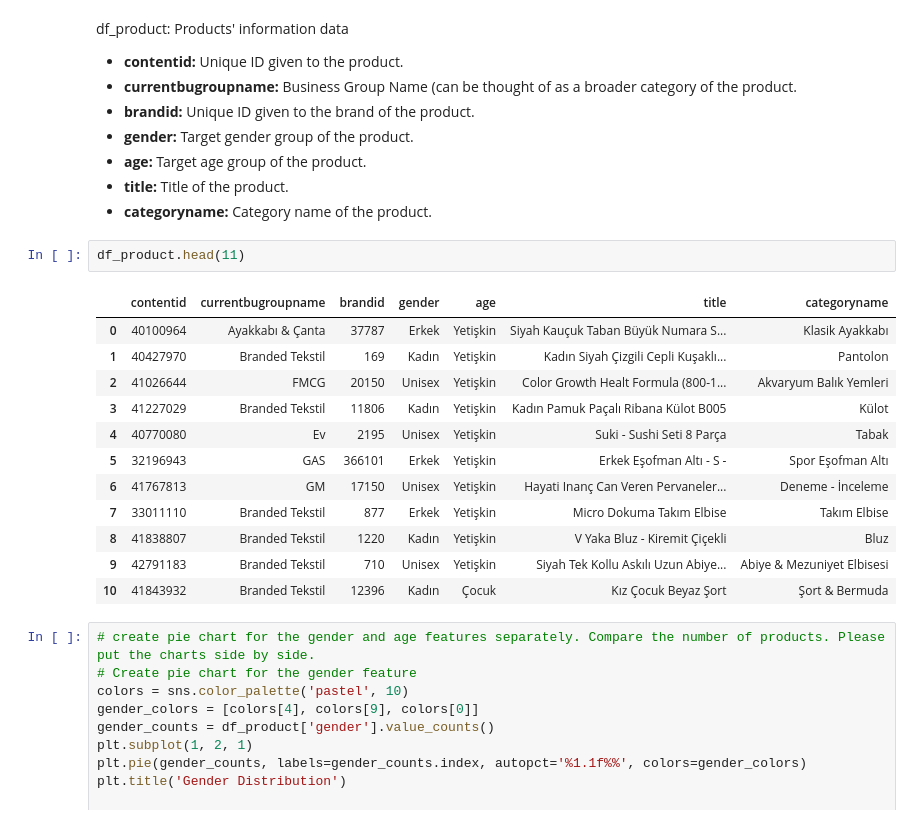
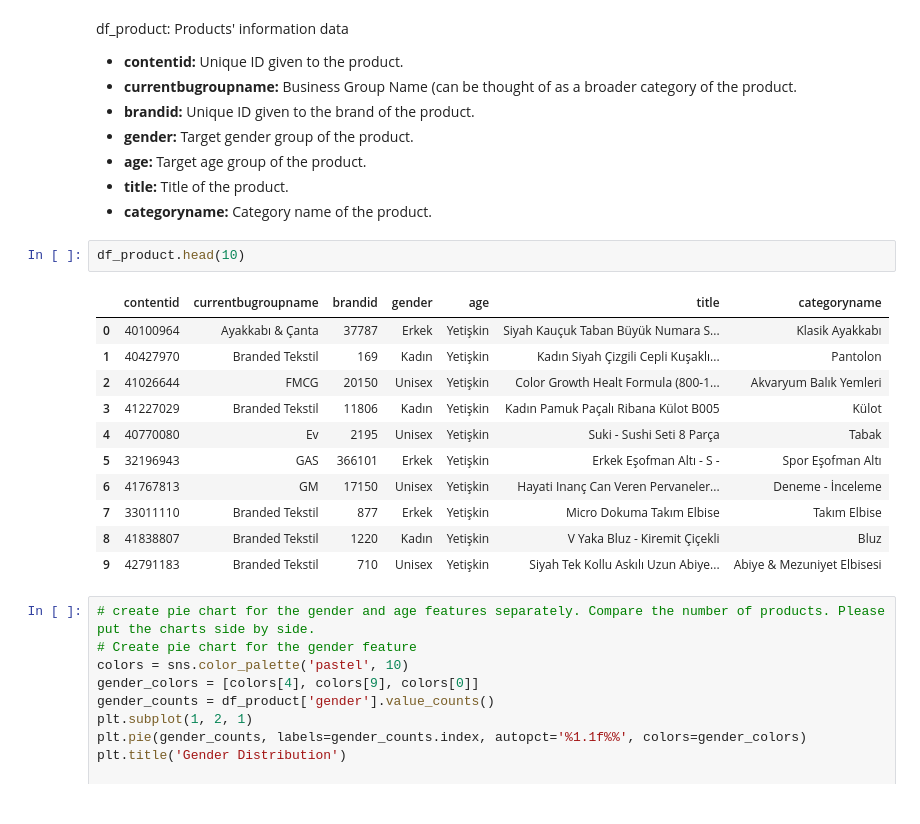
Before and after one commit to stopdemir/ecommerce-data-analysis, a Jupyter notebook: data_analysis.ipynb, the cells around one changed output. Cells and saved outputs as stored; diff of their text form.

```diff
--- a/data_analysis.ipynb
+++ b/data_analysis.ipynb
@@ -106,20 +109,19 @@ df_product: Products' information data
 - **title:** Title of the product.
 - **categoryname:** Category name of the product.
 # %%
-df_product.head(11)
+df_product.head(10)
 # %% [output]
 |  | contentid | currentbugroupname | brandid | gender | age | title | categoryname |
 | 0 | 40100964 | Ayakkabı & Çanta | 37787 | Erkek | Yetişkin | Siyah Kauçuk Taban Büyük Numara S... | Klasik Ayakkabı |
 | 1 | 40427970 | Branded Tekstil | 169 | Kadın | Yetişkin | Kadın Siyah Çizgili Cepli Kuşaklı... | Pantolon |
 | 2 | 41026644 | FMCG | 20150 | Unisex | Yetişkin | Color Growth Healt Formula (800-1... | Akvaryum Balık Yemleri |
 | 3 | 41227029 | Branded Tekstil | 11806 | Kadın | Yetişkin | Kadın Pamuk Paçalı Ribana Külot B005 | Külot |
 | 4 | 40770080 | Ev | 2195 | Unisex | Yetişkin | Suki - Sushi Seti 8 Parça | Tabak |
 | 5 | 32196943 | GAS | 366101 | Erkek | Yetişkin | Erkek Eşofman Altı - S - | Spor Eşofman Altı |
 | 6 | 41767813 | GM | 17150 | Unisex | Yetişkin | Hayati Inanç Can Veren Pervaneler... | Deneme - İnceleme |
 | 7 | 33011110 | Branded Tekstil | 877 | Erkek | Yetişkin | Micro Dokuma Takım Elbise | Takım Elbise |
 | 8 | 41838807 | Branded Tekstil | 1220 | Kadın | Yetişkin | V Yaka Bluz - Kiremit Çiçekli | Bluz |
 | 9 | 42791183 | Branded Tekstil | 710 | Unisex | Yetişkin | Siyah Tek Kollu Askılı Uzun Abiye... | Abiye & Mezuniyet Elbisesi |
-| 10 | 41843932 | Branded Tekstil | 12396 | Kadın | Çocuk | Kız Çocuk Beyaz Şort | Şort & Bermuda |
 # %%
 # create pie chart for the gender and age features separately. Compare the number of products. Please put the charts side by side.
 # Create pie chart for the gender feature
```
Also changed, not shown: parts of 8 cells of this notebook.
